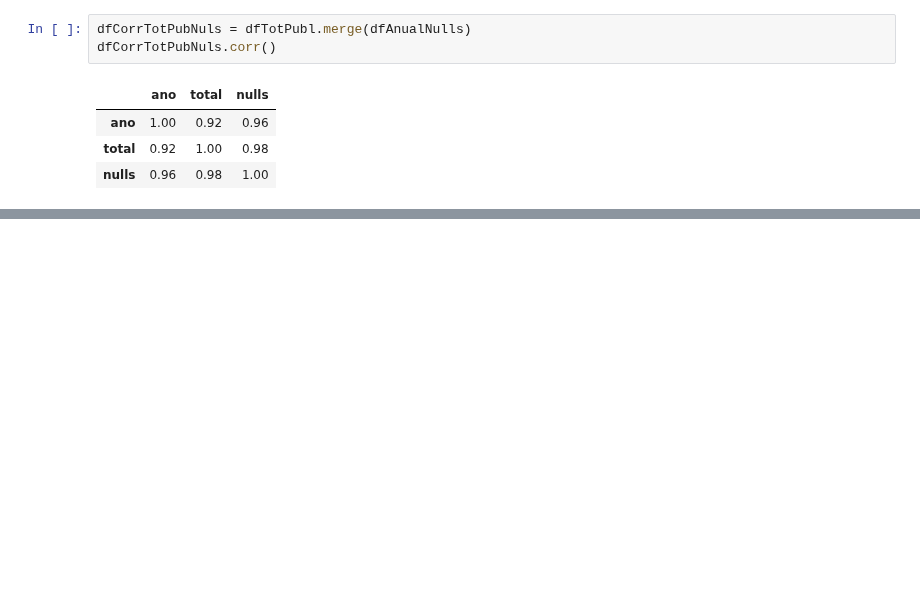
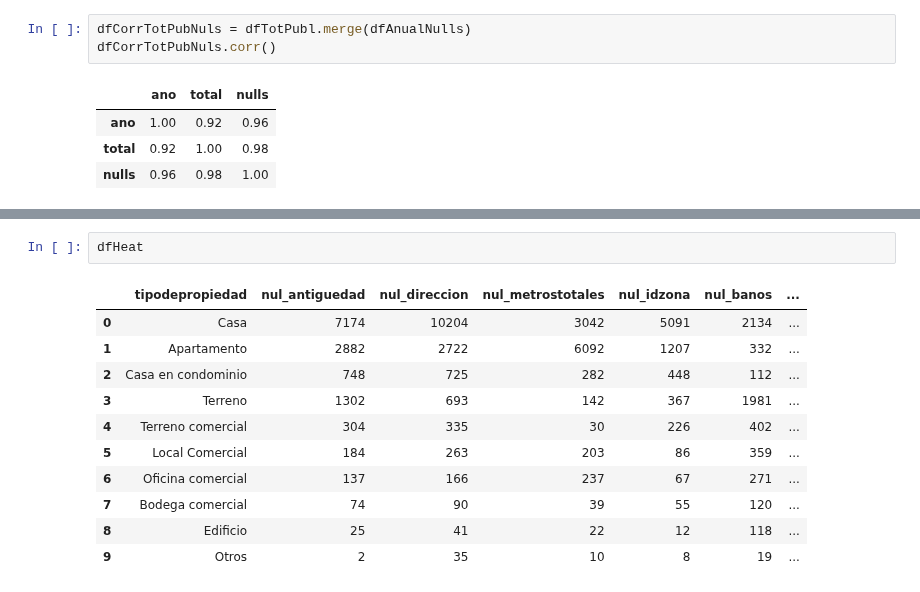
Before and after one commit to JuanCruzCastroLopez/tp1-zonajobs-analysis, a Jupyter notebook: DataSet_analisis.ipynb, the cells around one changed output, grey strips where cells are left out. Saved outputs shown, nothing was run; the diff lists cells and outputs as text; blank space fills up the shorter version.

```diff
--- a/DataSet_analisis.ipynb
+++ b/DataSet_analisis.ipynb
@@ -437,0 +398,14 @@ dfCiudadesRadar.iloc[0].tolist()
+# %%
+dfHeat
+# %% [output]
+|  | tipodepropiedad | nul_antiguedad | nul_direccion | nul_metrostotales | nul_idzona | nul_banos | ... |
+| 0 | Casa | 7174 | 10204 | 3042 | 5091 | 2134 | ... |
+| 1 | Apartamento | 2882 | 2722 | 6092 | 1207 | 332 | ... |
+| 2 | Casa en condominio | 748 | 725 | 282 | 448 | 112 | ... |
+| 3 | Terreno | 1302 | 693 | 142 | 367 | 1981 | ... |
+| 4 | Terreno comercial | 304 | 335 | 30 | 226 | 402 | ... |
+| 5 | Local Comercial | 184 | 263 | 203 | 86 | 359 | ... |
+| 6 | Oficina comercial | 137 | 166 | 237 | 67 | 271 | ... |
+| 7 | Bodega comercial | 74 | 90 | 39 | 55 | 120 | ... |
+| 8 | Edificio | 25 | 41 | 22 | 12 | 118 | ... |
+| 9 | Otros | 2 | 35 | 10 | 8 | 19 | ... |
```
Also changed, not shown: parts of 20 cells of this notebook.
